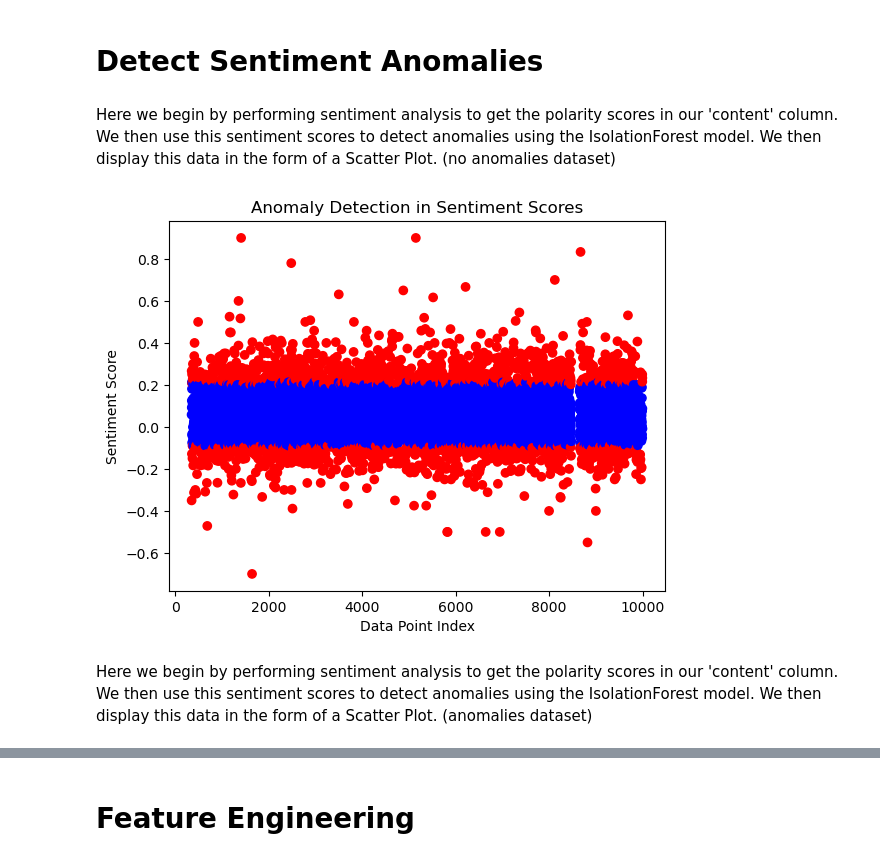
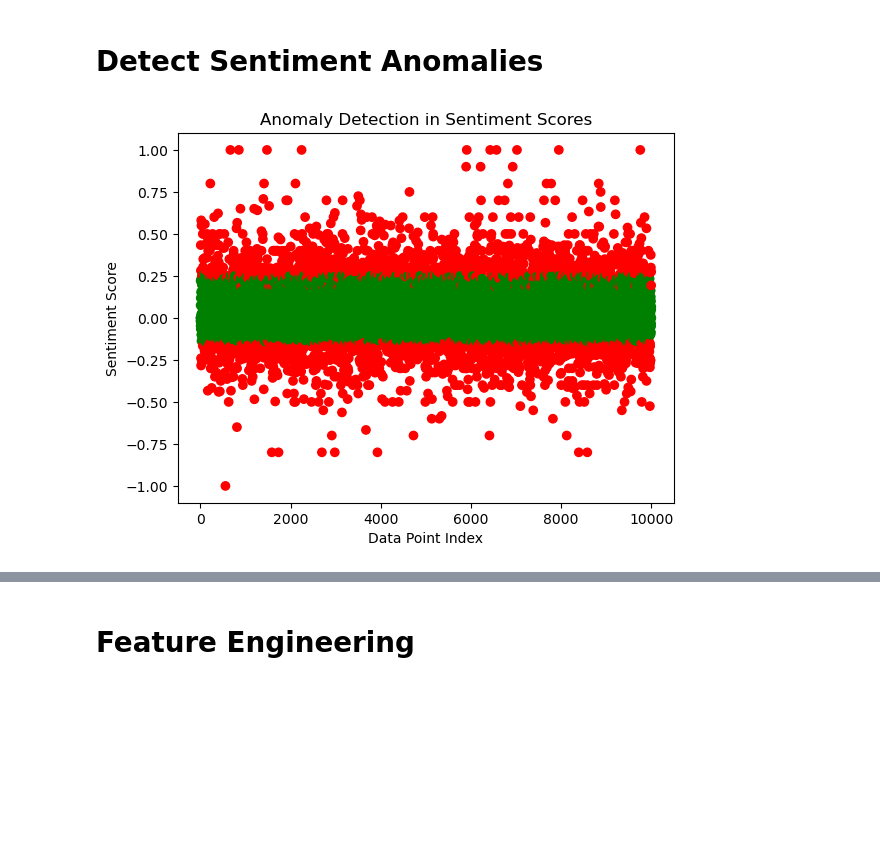
Before and after one commit to blxckbvrbi3/threat-detection-article, a Jupyter notebook: threat-detection-model.ipynb, the cells around one changed output, grey strips where cells are left out. Cells and saved outputs as stored; diff of their text form; code cells hidden in the pictures; blank space fills up the shorter version.

Commit message:
Overall update, swap email and test email datasets

```diff
--- a/threat-detection-model.ipynb
+++ b/threat-detection-model.ipynb
@@ -259,26 +259,22 @@ Apply preprocessing to the 'content' column
 dataset['content'] = dataset['content'].apply(preprocess_email_content)
 # %% [markdown]
 <h1>Detect Sentiment Anomalies</h1>
-# %% [markdown]
-Here we begin by performing sentiment analysis to get the polarity scores in our 'content' column. We then use this sentiment scores to detect anomalies using the IsolationForest model. We then display this data in the form of a Scatter Plot. (no anomalies dataset)
 # %%
 # Perform sentiment analysis and get polarity scores
-df_no_anomalies['sentiment_score'] = df_no_anomalies['content'].apply(lambda x: TextBlob(x).sentiment.polarity)
+dataset['sentiment_score'] = dataset['content'].apply(lambda x: TextBlob(x).sentiment.polarity)
 
 # Detect anomalies using Isolation Forest
 clf = IsolationForest(contamination=0.2)
-df_no_anomalies['sentiment_anomaly'] = clf.fit_predict(df_no_anomalies[['sentiment_score']])
+dataset['sentiment_anomaly'] = clf.fit_predict(dataset[['sentiment_score']])
 
 # Create a color map based on the 'sentiment_anomaly' values
-colors = df_no_anomalies['sentiment_anomaly'].apply(lambda x: 'red' if x == -1 else 'blue')
+colors = dataset['sentiment_anomaly'].apply(lambda x: 'red' if x == -1 else 'green')
 
 # Plot sentiment scores and anomalies
-plt.scatter(df_no_anomalies.index, df_no_anomalies['sentiment_score'], c=colors)
+plt.scatter(dataset.index, dataset['sentiment_score'], c=colors)
 plt.xlabel('Data Point Index')
 plt.ylabel('Sentiment Score')
 plt.title('Anomaly Detection in Sentiment Scores')
 plt.show()
 # %% [output]
-[figure, old version]
+[figure, new version]
-# %% [markdown]
-Here we begin by performing sentiment analysis to get the polarity scores in our 'content' column. We then use this sentiment scores to detect anomalies using the IsolationForest model. We then display this data in the form of a Scatter Plot. (anomalies dataset)
```
Also changed, not shown: parts of 30 cells of this notebook.
